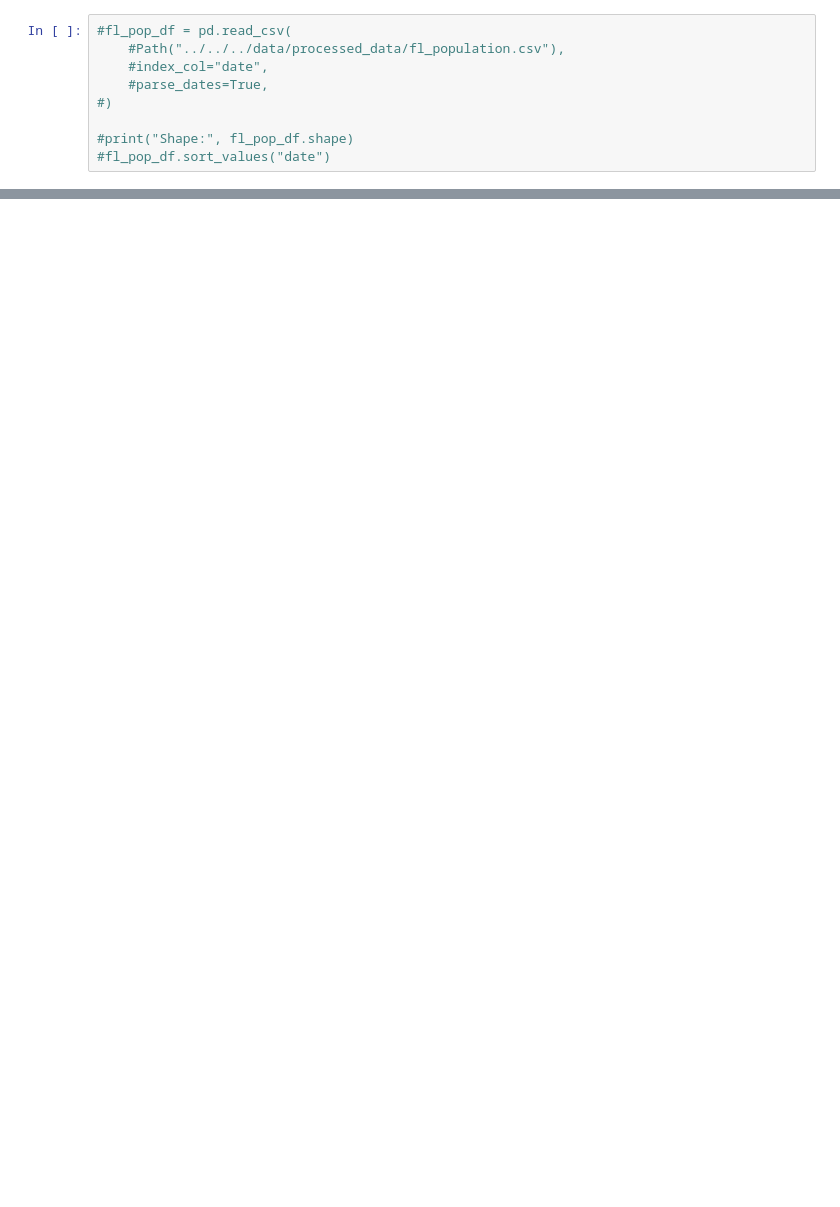
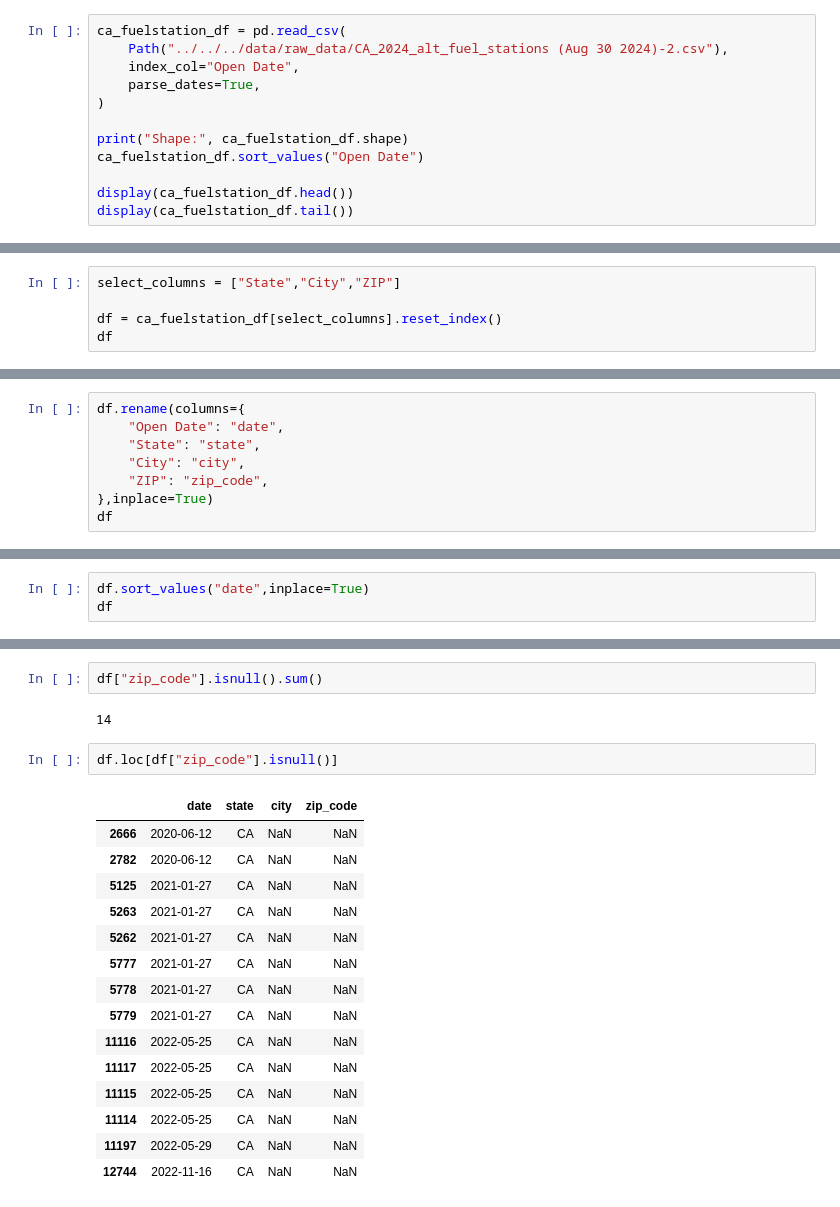
Before and after one commit to rune-encoder/Project-1, a Jupyter notebook: notebooks/individual_work/alex_exploration/alex_exploration.ipynb, the cells around one changed output, grey strips where cells are left out. Saved outputs shown, nothing was run; the diff lists cells and outputs as text; blank space fills up the shorter version.

Commit message:
CA ev stations

```diff
--- a/notebooks/individual_work/alex_exploration/alex_exploration.ipynb
+++ b/notebooks/individual_work/alex_exploration/alex_exploration.ipynb
@@ -8,9 +6,12 @@ df_california_evstations_order = pd.read_csv(
 # %%
-#fl_pop_df = pd.read_csv(
-    #Path("../../../data/processed_data/fl_population.csv"),
-    #index_col="date",
-    #parse_dates=True,
-#)
+ca_fuelstation_df = pd.read_csv(
+    Path("../../../data/raw_data/CA_2024_alt_fuel_stations (Aug 30 2024)-2.csv"),
+    index_col="Open Date",
+    parse_dates=True,
+)
 
-#print("Shape:", fl_pop_df.shape)
-#fl_pop_df.sort_values("date")
+print("Shape:", ca_fuelstation_df.shape)
+ca_fuelstation_df.sort_values("Open Date")
+
+display(ca_fuelstation_df.head())
+display(ca_fuelstation_df.tail())
@@ -25,0 +56,5 @@ df_california_evstations_order = pd.read_csv(
+# %%
+select_columns = ["State","City","ZIP"]
+
+df = ca_fuelstation_df[select_columns].reset_index()
+df
@@ -25,0 +75,8 @@ df_california_evstations_order = pd.read_csv(
+# %%
+df.rename(columns={
+    "Open Date": "date",
+    "State": "state",
+    "City": "city",
+    "ZIP": "zip_code",
+},inplace=True)
+df
@@ -25,0 +97,3 @@ df_california_evstations_order = pd.read_csv(
+# %%
+df.sort_values("date",inplace=True)
+df
@@ -25,0 +128,22 @@ df_california_evstations_order = pd.read_csv(
+# %%
+df["zip_code"].isnull().sum()
+# %% [output]
+14
+# %%
+df.loc[df["zip_code"].isnull()]
+# %% [output]
+|  | date | state | city | zip_code |
+| 2666 | 2020-06-12 | CA | NaN | NaN |
+| 2782 | 2020-06-12 | CA | NaN | NaN |
+| 5125 | 2021-01-27 | CA | NaN | NaN |
+| 5263 | 2021-01-27 | CA | NaN | NaN |
+| 5262 | 2021-01-27 | CA | NaN | NaN |
+| 5777 | 2021-01-27 | CA | NaN | NaN |
+| 5778 | 2021-01-27 | CA | NaN | NaN |
+| 5779 | 2021-01-27 | CA | NaN | NaN |
+| 11116 | 2022-05-25 | CA | NaN | NaN |
+| 11117 | 2022-05-25 | CA | NaN | NaN |
+| 11115 | 2022-05-25 | CA | NaN | NaN |
+| 11114 | 2022-05-25 | CA | NaN | NaN |
+| 11197 | 2022-05-29 | CA | NaN | NaN |
+| 12744 | 2022-11-16 | CA | NaN | NaN |
```
Also changed, not shown: parts of 13 cells of this notebook.
